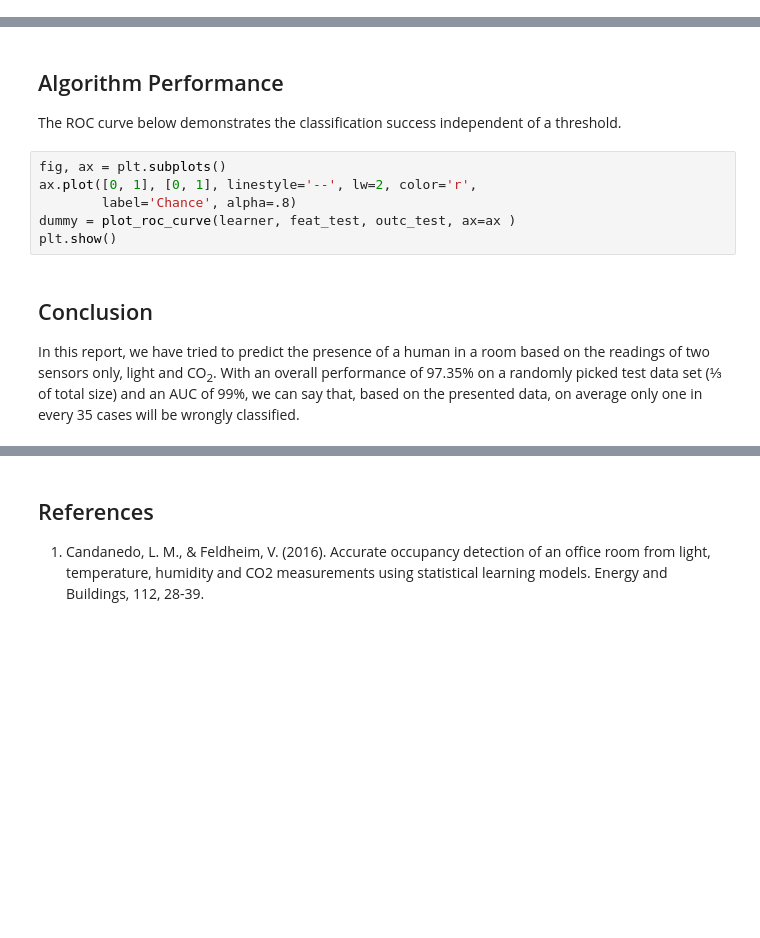
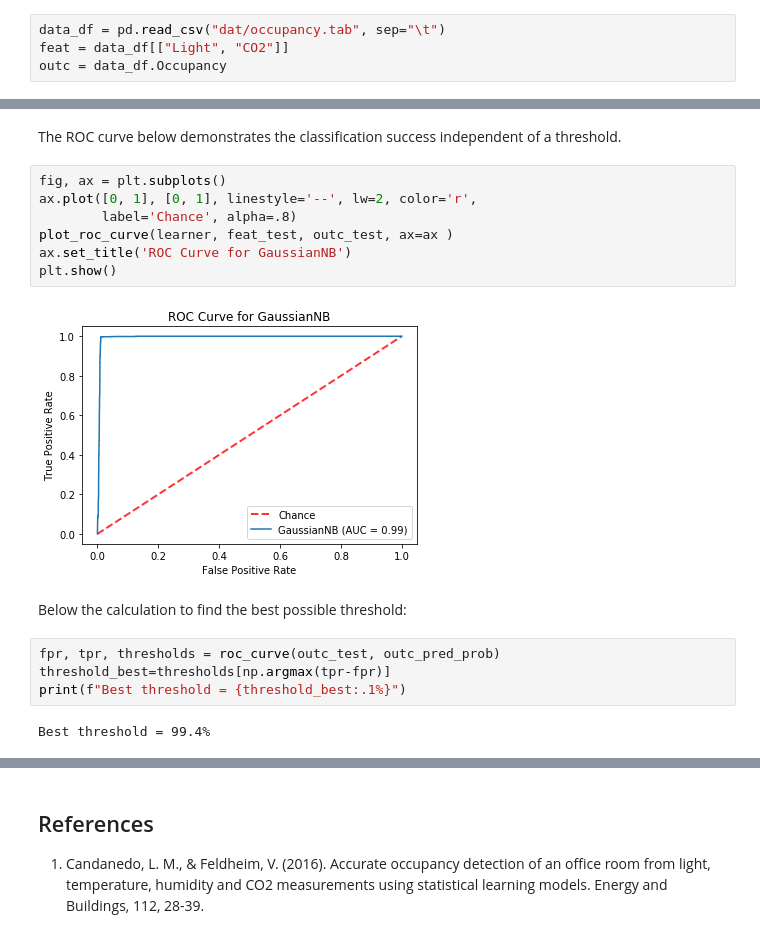
Before and after one commit to mathieu-lepoutre/AI_Principles_Challenges, a Jupyter notebook: Occupancy/Occupancy.ipynb, the cells around one changed output, grey strips where cells are left out. Drawn from its saved outputs; the diff is of its cells as text; blank space fills up the shorter version.

```diff
--- a/Occupancy/Occupancy.ipynb
+++ b/Occupancy/Occupancy.ipynb
@@ -29 +32,5 @@ from sklearn.model_selection import train_test_split
+# %%
+data_df = pd.read_csv("dat/occupancy.tab", sep="\t")
+feat = data_df[["Light", "CO2"]]
+outc = data_df.Occupancy
 # %% [markdown]
@@ -91,14 +144,19 @@ plt.show()
 # %% [markdown]
- ## Algorithm Performance
-
- The ROC curve below demonstrates the classification success independent of a threshold.
+The ROC curve below demonstrates the classification success independent of a threshold.
 # %%
 fig, ax = plt.subplots()
 ax.plot([0, 1], [0, 1], linestyle='--', lw=2, color='r',
         label='Chance', alpha=.8)
-dummy = plot_roc_curve(learner, feat_test, outc_test, ax=ax )
+plot_roc_curve(learner, feat_test, outc_test, ax=ax )
+ax.set_title('ROC Curve for GaussianNB')
 plt.show()
+# %% [output]
+[figure, added]
-# %% [markdown]
- ## Conclusion
-
- In this report, we have tried to predict the presence of a human in a room based on the readings of two sensors only, light and CO<sub>2</sub>. With an overall performance of 97.35% on a randomly picked test data set (&frac13; of total size) and an AUC of 99%, we can say that, based on the presented data, on average only one in every 35 cases will be wrongly classified.
+# %% [markdown]
+Below the calculation to find the best possible threshold:
+# %%
+fpr, tpr, thresholds = roc_curve(outc_test, outc_pred_prob)
+threshold_best=thresholds[np.argmax(tpr-fpr)]
+print(f"Best threshold = {threshold_best:.1%}")
+# %% [output]
+Best threshold = 99.4%
```
Also changed, not shown: parts of 19 cells of this notebook, 6 other files.
